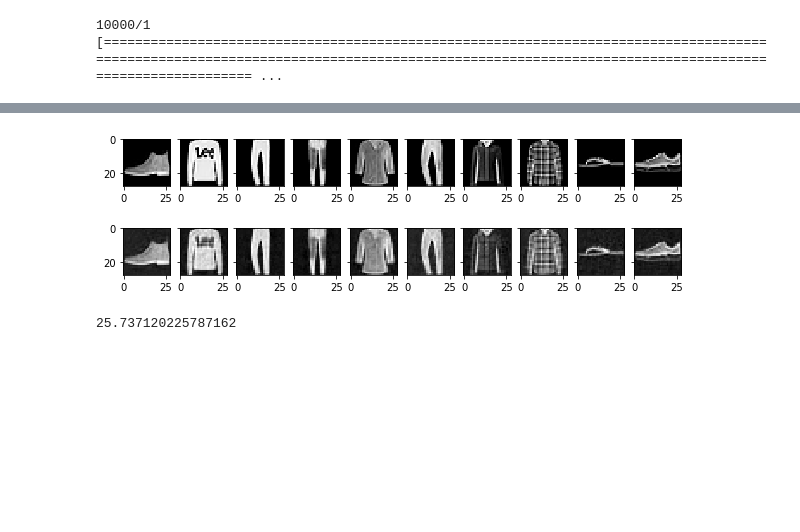
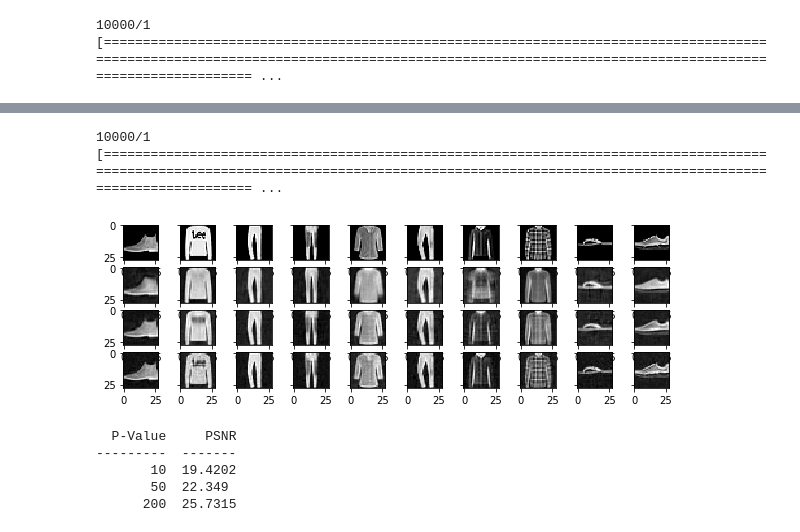
Before and after one commit to Chlerry/term-project, a Jupyter notebook: task2/task2.ipynb, the cells around one changed output, grey strips where cells are left out. Cells and saved outputs as stored; diff of their text form; code cells hidden in the pictures; blank space fills up the shorter version.

Commit message:
add different P value and comments

```diff
--- a/task2/task2.ipynb
+++ b/task2/task2.ipynb
@@ -75,12 +60,9 @@ Epoch 10/10
 # %%
-# Normalize pixel values to be between 0 and 1
-test_images, test_target_images = test_images / 255.0, test_images / 255.0
-
 # Use test_mse from metrics return instead of test_loss in reference to @taehoonlee at https://github.com/keras-team/keras/issues/6518
 # "Your loss includes the l2-penalty of two embedding_input matrices.
 #     In other words, Keras Evaluated MSE (1.53255516829) is a sum of MSE from Keras Predictions (0.987516968974) and 1e-4 * (sum of squares of both user_in and movie_in weights)."
-test_loss, test_acc = model.evaluate(test_images, test_target_images)
+test_loss_1, test_acc_1 = model_1.evaluate(test_images, test_target_images)
 
-decompressed_image = model.predict(test_images)
+decompressed_image_1 = model_1.predict(test_images)
 # %% [output]
 10000/1 [=============================================================================================================================================================================================== ...
@@ -86,0 +105,4 @@ decompressed_image = model.predict(test_images)
+# %%
+test_loss_2, test_acc_2 = model_2.evaluate(test_images, test_target_images)
+
+decompressed_image_2 = model_2.predict(test_images)
@@ -86,0 +111,17 @@ decompressed_image = model.predict(test_images)
+# %%
+#P = 200
+model_3 = models.Sequential()
+
+model_3.add(layers.Flatten(input_shape=(m, n)))
+model_3.add(layers.Dense(P[2]))
+model_3.add(layers.Dense(m * n * T, activation='relu'))
+model_3.add(layers.Dense(m * n))
+model_3.add(layers.Reshape((m, n)))
+
+model_3.summary()
+
+model_3.compile(optimizer='adam',
+              loss='mean_squared_error',
+              metrics=['accuracy'])
+
+model_3.fit(train_images, target_images, epochs=10, batch_size=64)
@@ -87,25 +147,42 @@ decompressed_image = model.predict(test_images)
+# %%
+test_loss_3, test_acc_3 = model_3.evaluate(test_images, test_target_images)
+
+decompressed_image_3 = model_3.predict(test_images)
+# %% [output]
+10000/1 [=============================================================================================================================================================================================== ...
 # %%
 n_images = 10
 
-f, axarr = plt.subplots(2, n_images,figsize=(10, 3), sharey=True)
+f, axarr = plt.subplots(4, n_images,figsize=(10, 3), sharey=True)
 
 for i in range(n_images):
     axarr[0, i].imshow(test_target_images[i], cmap='gray')
-    axarr[1, i].imshow(decompressed_image[i], cmap='gray')
+    axarr[1, i].imshow(decompressed_image_1[i], cmap='gray')
+    axarr[2, i].imshow(decompressed_image_2[i], cmap='gray')
+    axarr[3, i].imshow(decompressed_image_3[i], cmap='gray')
 
 plt.show()
 # %% [output]
-[figure, old version]
+[figure, new version]
-# %%
-PSNR = 0
-
-for i in range(n_test):
-    MSE = tf.keras.losses.MeanSquaredError()
-    test_mse = MSE(test_target_images[i], decompressed_image[i])
-    PSNR += 10 * np.log10(1 / test_mse)
-
-PSNR = PSNR / n_test
-
-print(PSNR)
-# %% [output]
-25.737120225787162
+# %%
+PSNR_1,PSNR_2,PSNR_3 = 0,0,0
+
+for i in range(n_test):
+    MSE = tf.keras.losses.MeanSquaredError()
+    test_mse_1 = MSE(test_target_images[i], decompressed_image_1[i])
+    test_mse_2 = MSE(test_target_images[i], decompressed_image_2[i])
+    test_mse_3 = MSE(test_target_images[i], decompressed_image_3[i])
+    PSNR_1 += 10 * np.log10(1 / test_mse_1)
+    PSNR_2 += 10 * np.log10(1 / test_mse_2)
+    PSNR_3 += 10 * np.log10(1 / test_mse_3)
+
+PSNR_1 = PSNR_1 / n_test
+PSNR_2 = PSNR_2 / n_test
+PSNR_3 = PSNR_3 / n_test
+print(tabulate([['10', PSNR_1], ['50', PSNR_2], ['200', PSNR_3]], headers=['P-Value', 'PSNR']))
+# %% [output]
+  P-Value     PSNR
+---------  -------
+       10  19.4202
+       50  22.349
+      200  25.7315
```
Also changed, not shown: parts of 7 cells of this notebook.
